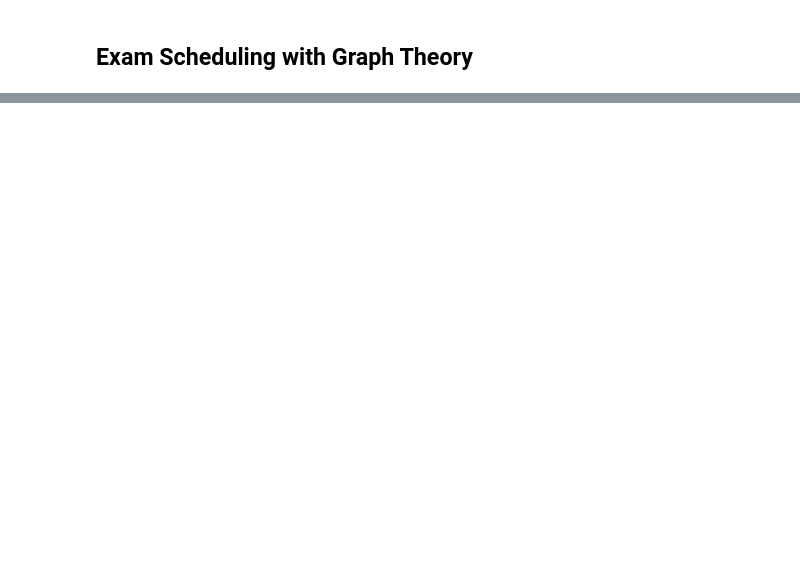
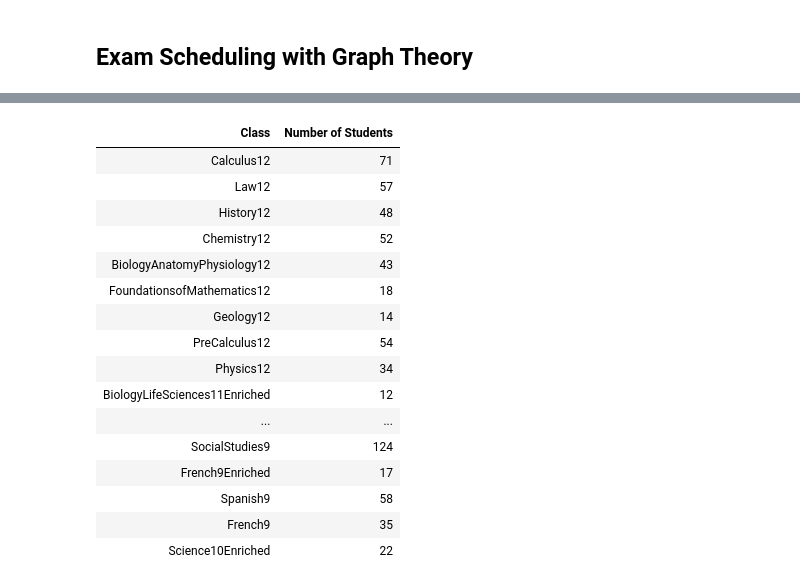
Before and after one commit to Ariel-VB/Scheduling-with-Graph-Theory, a Jupyter notebook: Scheduling with Graph Theory.ipynb, the cells around one changed output, grey strips where cells are left out. Drawn from its saved outputs; the diff is of its cells as text; code cells hidden in the pictures; blank space fills up the shorter version.

```diff
--- a/Scheduling with Graph Theory.ipynb
+++ b/Scheduling with Graph Theory.ipynb
@@ -285,0 +137,51 @@ df1
+# %%
+'''
+Creating a dictionary that lists each class and the number of students in that class:
+'''
+
+#Getting the list of unique classes
+classes = data.iloc[:, 2].tolist()
+classes = set(classes)
+
+#Create a dictionary that will be in the form: {class1: number of students in class1, ...}
+class_dictionary = {}
+
+#Iterates through each row in the data:
+for row in data.itertuples():
+
+    #If this row is a class not yet added to the dictionary:
+    if row[3] not in class_dictionary:
+
+        #Add one to the number of students in this class:
+        class_dictionary[row[3]] = 1
+
+    #If the student already has a dictionary entry:
+    else:
+
+        #Add one to the number of students in this class:
+        class_dictionary[row[3]] += 1
+
+#Converting class_dictionary to a pandas dataframe:
+class_data = pd.DataFrame([(k, v) for k, v in class_dictionary.items()])
+class_data.columns =['Class','Number of Students']
+
+#Displaying the dataframe:
+display(HTML(class_data.to_html(index=False)))
+# %% [output]
+| Class | Number of Students |
+| Calculus12 | 71 |
+| Law12 | 57 |
+| History12 | 48 |
+| Chemistry12 | 52 |
+| BiologyAnatomyPhysiology12 | 43 |
+| FoundationsofMathematics12 | 18 |
+| Geology12 | 14 |
+| PreCalculus12 | 54 |
+| Physics12 | 34 |
+| BiologyLifeSciences11Enriched | 12 |
+| ... | ... |
+| SocialStudies9 | 124 |
+| French9Enriched | 17 |
+| Spanish9 | 58 |
+| French9 | 35 |
+| Science10Enriched | 22 |
```
Also changed, not shown: parts of 10 cells of this notebook.
